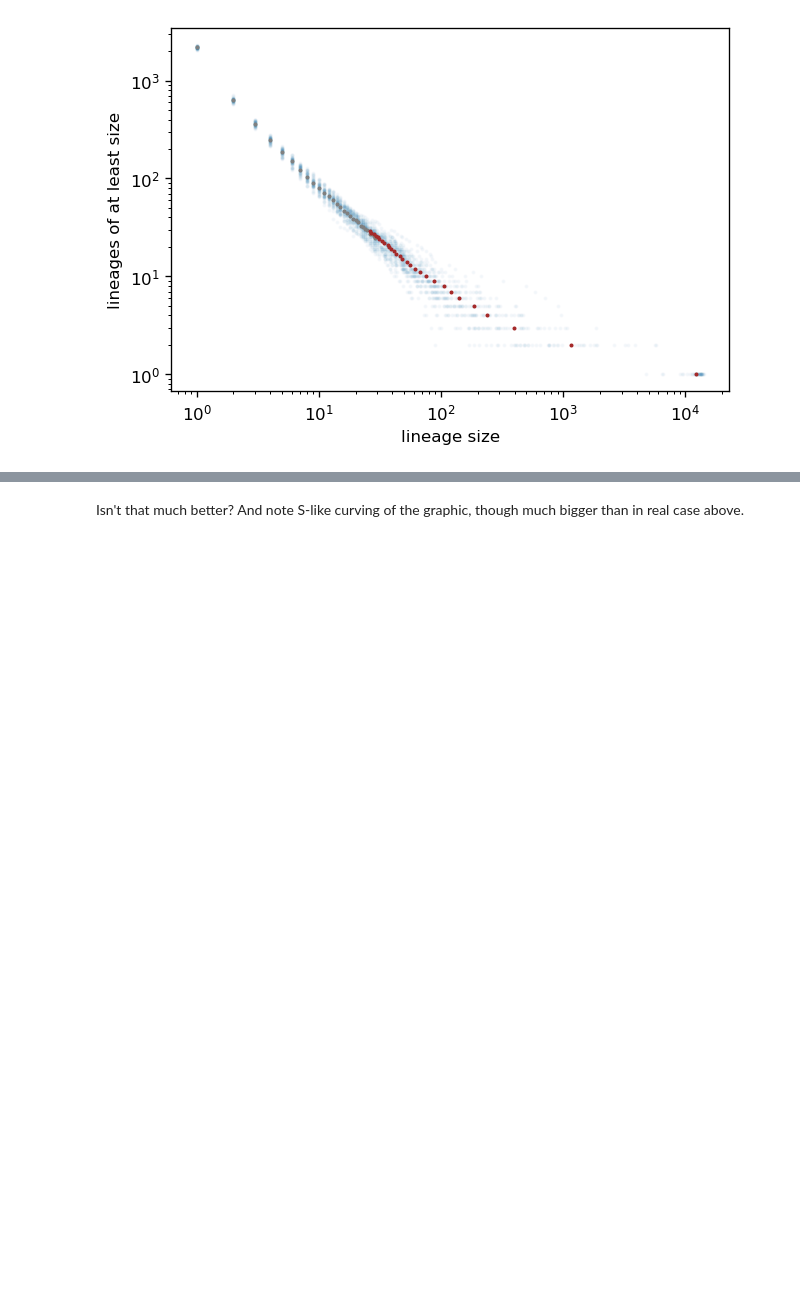
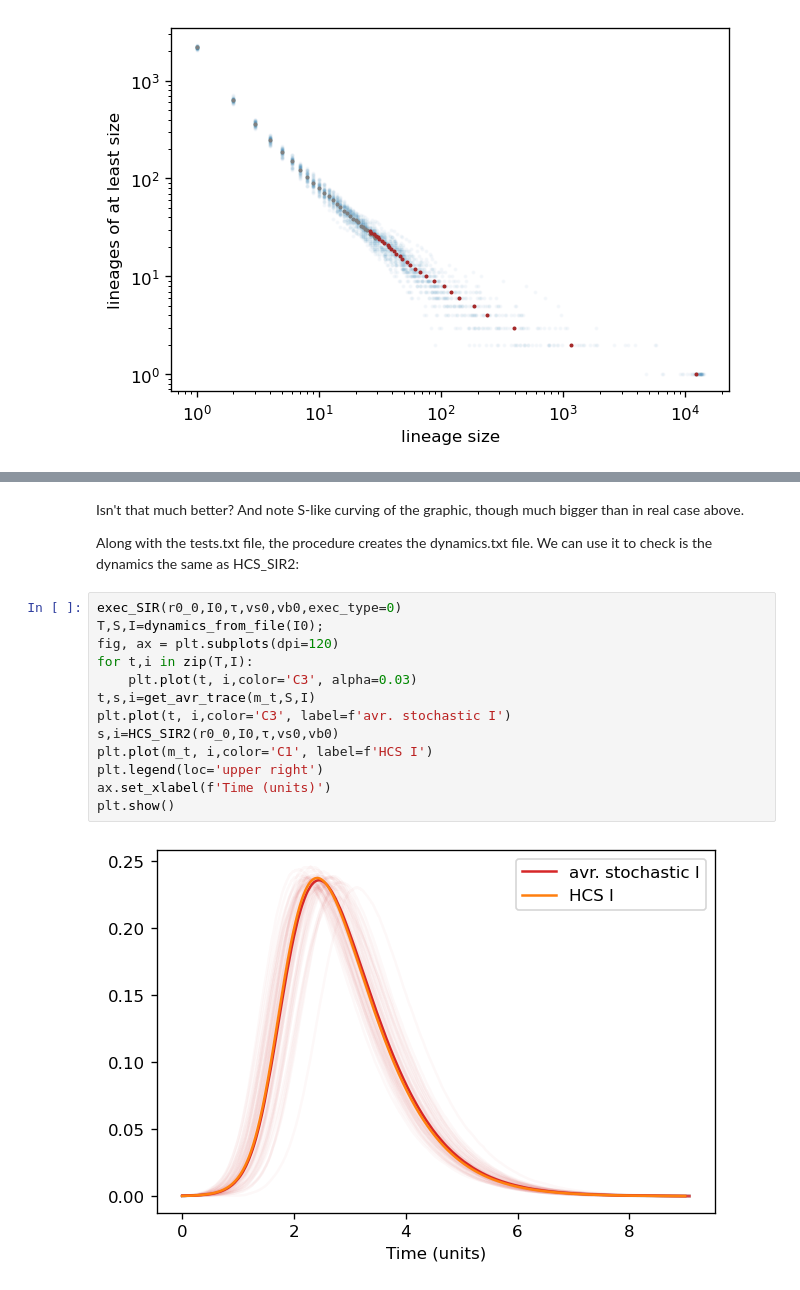
Before and after one commit to ivvaan/A-disease-spread-inhomogeneous-models, a Jupyter notebook: stochastic_SIR_C++_implementation_lineages_tracing.ipynb, the cells around one changed output, grey strips where cells are left out. Drawn from its saved outputs; the diff is of its cells as text; blank space fills up the shorter version.

```diff
--- a/stochastic_SIR_C++_implementation_lineages_tracing.ipynb
+++ b/stochastic_SIR_C++_implementation_lineages_tracing.ipynb
@@ -266,2 +264,19 @@ brown points slope 1.2965443867749098
 # %% [markdown]
 Isn't that much better? And note S-like curving of the graphic, though much bigger than in real case above.
+
+Аlong with the tests.txt file, the procedure creates the dynamics.txt file. We can use it to check is the dynamics the same as HCS_SIR2:
+# %%
+exec_SIR(r0_0,I0,τ,vs0,vb0,exec_type=0)
+T,S,I=dynamics_from_file(I0);
+fig, ax = plt.subplots(dpi=120)
+for t,i in zip(T,I):
+    plt.plot(t, i,color='C3', alpha=0.03)
+t,s,i=get_avr_trace(m_t,S,I)
+plt.plot(t, i,color='C3', label=f'avr. stochastic I')
+s,i=HCS_SIR2(r0_0,I0,τ,vs0,vb0)
+plt.plot(m_t, i,color='C1', label=f'HCS I')
+plt.legend(loc='upper right')
+ax.set_xlabel(f'Time (units)')
+plt.show()
+# %% [output]
+[figure, added]
```
Also changed, not shown: parts of 4 cells of this notebook.
